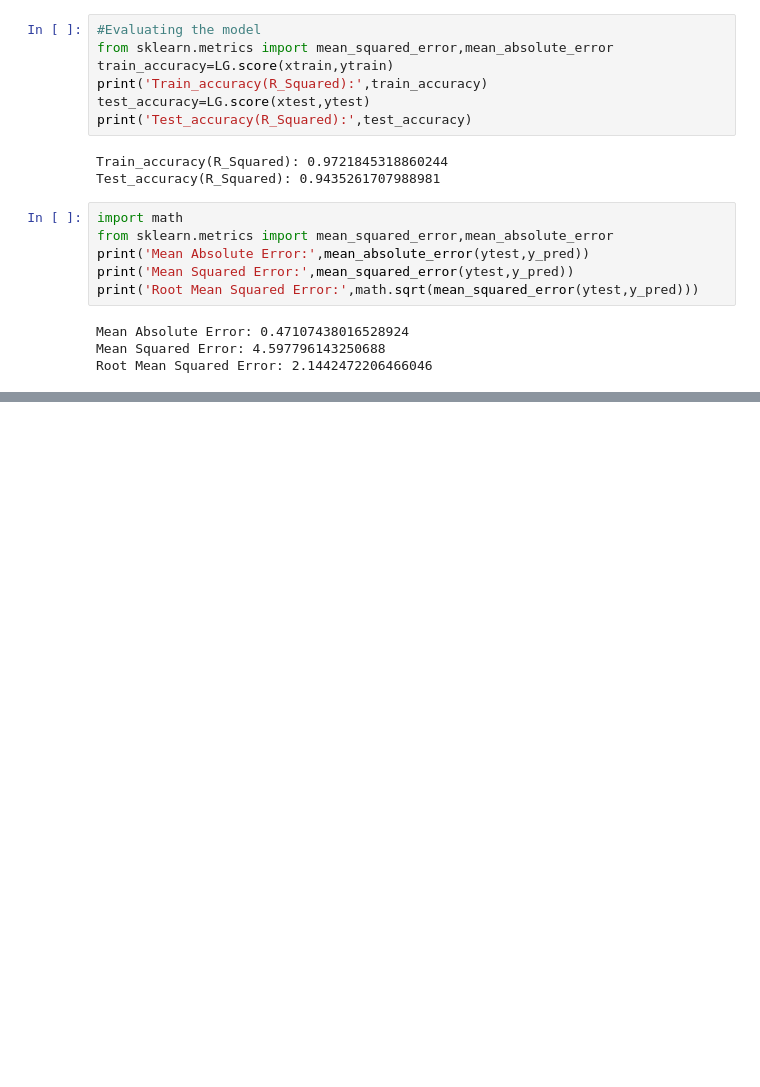
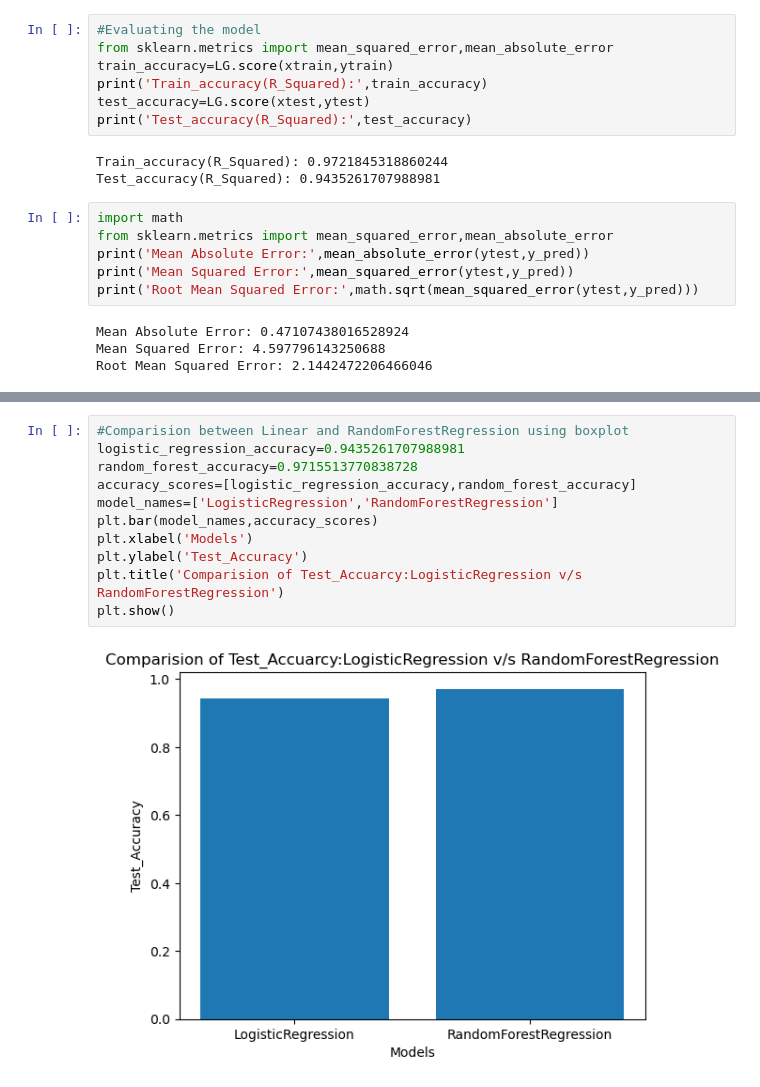
Before and after one commit to harshith020/demo, a Jupyter notebook: Project.ipynb, the cells around one changed output, grey strips where cells are left out. Saved outputs shown, nothing was run; the diff lists cells and outputs as text; blank space fills up the shorter version.

```diff
--- a/Project.ipynb
+++ b/Project.ipynb
@@ -291,0 +308,13 @@ plt.show()
+# %%
+#Comparision between Linear and RandomForestRegression using boxplot
+logistic_regression_accuracy=0.9435261707988981
+random_forest_accuracy=0.9715513770838728
+accuracy_scores=[logistic_regression_accuracy,random_forest_accuracy]
+model_names=['LogisticRegression','RandomForestRegression']
+plt.bar(model_names,accuracy_scores)
+plt.xlabel('Models')
+plt.ylabel('Test_Accuracy')
+plt.title('Comparision of Test_Accuarcy:LogisticRegression v/s RandomForestRegression')
+plt.show()
+# %% [output]
+[figure, added]
```
Also changed, not shown: parts of 4 cells of this notebook.
